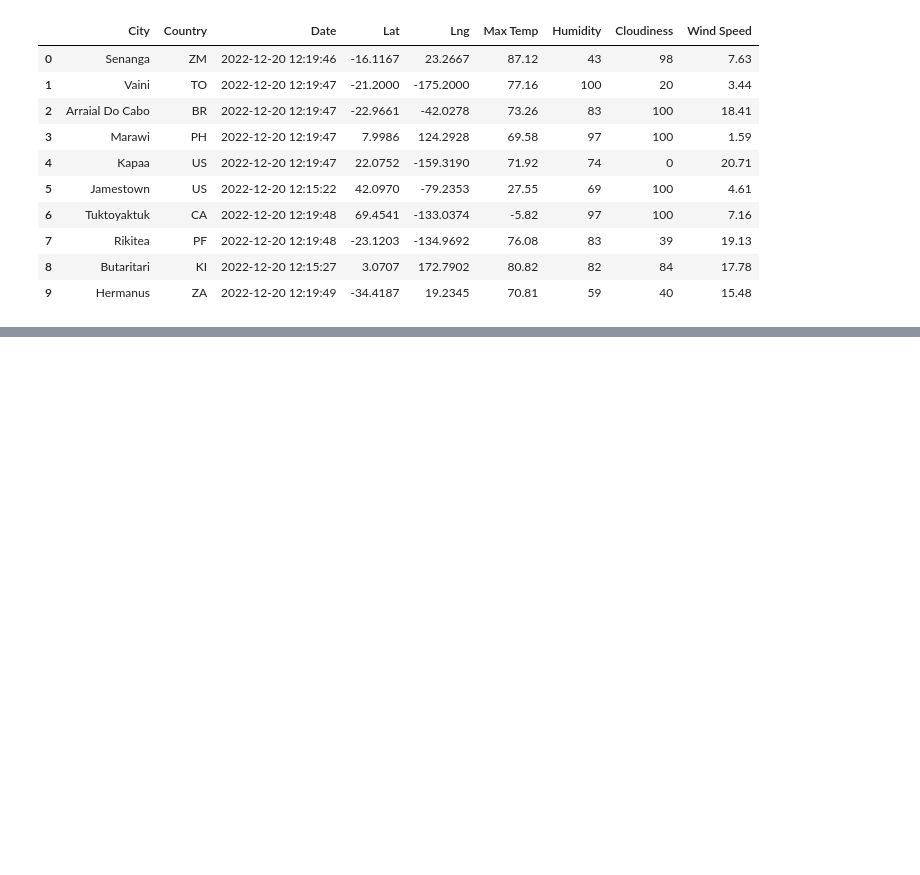
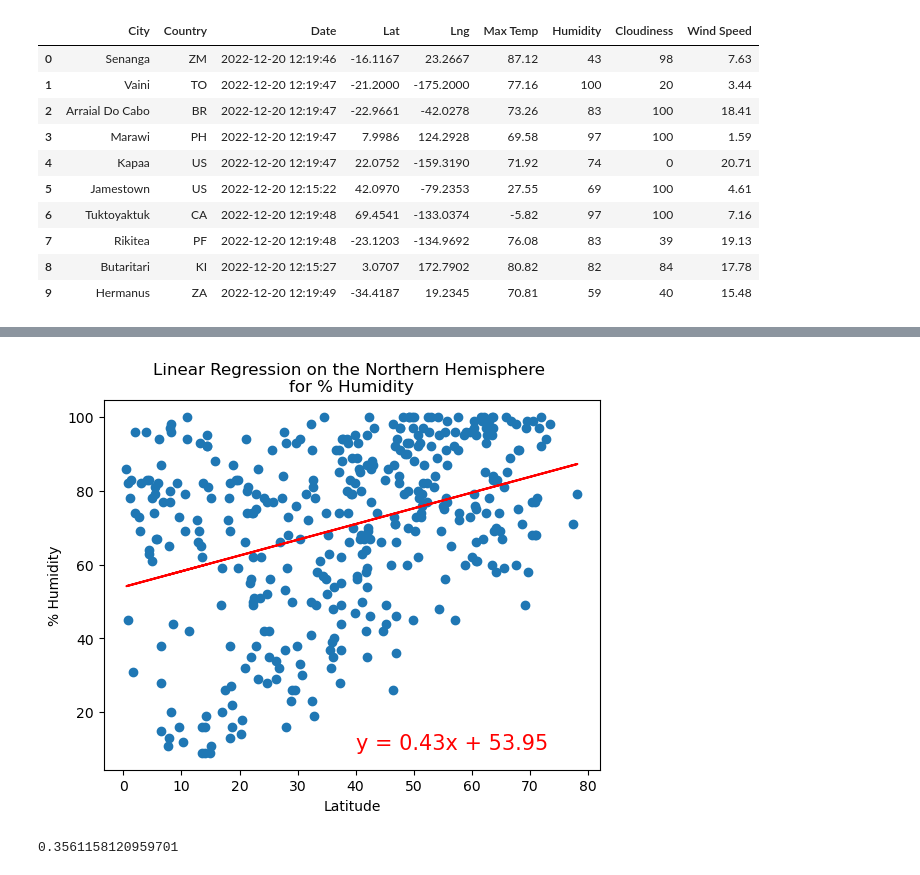
Before and after one commit to Jess-Vannatter/World_Weather_Analysis, a Jupyter notebook: WeatherPy.ipynb, the cells around one changed output, grey strips where cells are left out. Saved outputs shown, nothing was run; the diff lists cells and outputs as text; code cells hidden in the pictures; blank space fills up the shorter version.

```diff
--- a/WeatherPy.ipynb
+++ b/WeatherPy.ipynb
@@ -274,0 +380,15 @@ plt.show()
+# %%
+# Linear regression on the Northern Hemisphere
+x_values = northern_hemi_df["Lat"]
+y_values = northern_hemi_df["Humidity"]
+# Call the function.
+plot_linear_regression(x_values, y_values,
+                       'Linear Regression on the Northern Hemisphere \nfor % Humidity', '% Humidity',(40,10))
+# %% [output]
+[figure, added]
+# %%
+## finding northern hemisphere r-value
+(slope, intercept, r_value, p_value, std_err) = linregress(x_values, y_values)
+print(r_value)
+# %% [output]
+0.3561158120959701
```
Also changed, not shown: parts of 28 cells of this notebook.
